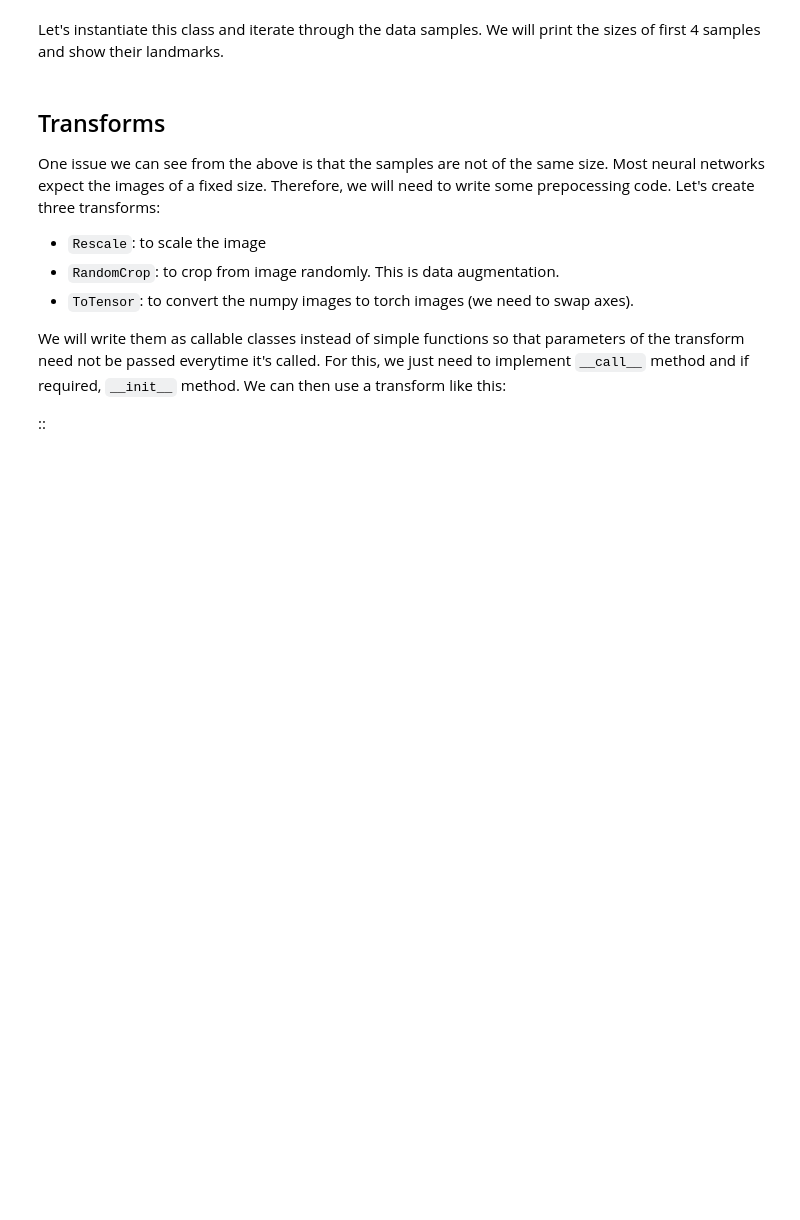
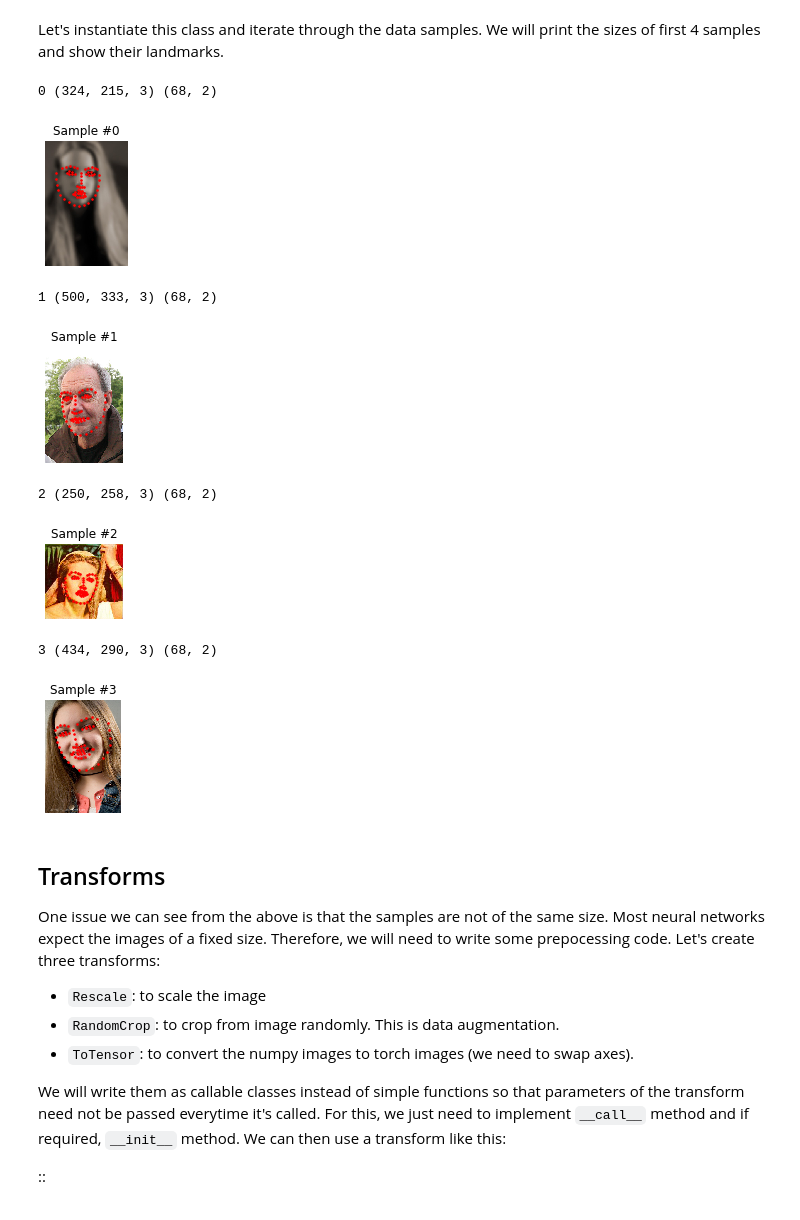
Before and after one commit to piiiiman/pytorch-tutorial, a Jupyter notebook: data_loading_tutorial.ipynb, the cells around one changed output. Drawn from its saved outputs; the diff is of its cells as text; code cells hidden in the pictures; blank space fills up the shorter version.

```diff
--- a/data_loading_tutorial.ipynb
+++ b/data_loading_tutorial.ipynb
@@ -144,25 +162,35 @@ class FaceLandmarksDataset(Dataset):
 Let's instantiate this class and iterate through the data samples. We
 will print the sizes of first 4 samples and show their landmarks.
 # %%
-face_dataset = FaceLandmarksDataset(csv_file='faces/face_landmarks.csv',
-                                    root_dir='faces/')
+face_dataset = FaceLandmarksDataset(csv_file='/content/drive/My Drive/faces/face_landmarks.csv',
+                                    root_dir='/content/drive/My Drive/faces/')
 
 fig = plt.figure()
 
 for i in range(len(face_dataset)):
+    #here the i is the idx
     sample = face_dataset[i]
 
     print(i, sample['image'].shape, sample['landmarks'].shape)
 
     ax = plt.subplot(1, 4, i + 1)
     plt.tight_layout()
     ax.set_title('Sample #{}'.format(i))
     ax.axis('off')
     show_landmarks(**sample)
 
     if i == 3:
         plt.show()
         break
+# %% [output]
+0 (324, 215, 3) (68, 2)
+[figure, added]
+1 (500, 333, 3) (68, 2)
+[figure, added]
+2 (250, 258, 3) (68, 2)
+[figure, added]
+3 (434, 290, 3) (68, 2)
+[figure, added]
 # %% [markdown]
 Transforms
 ----------
```
Also changed, not shown: parts of 3 cells of this notebook.
